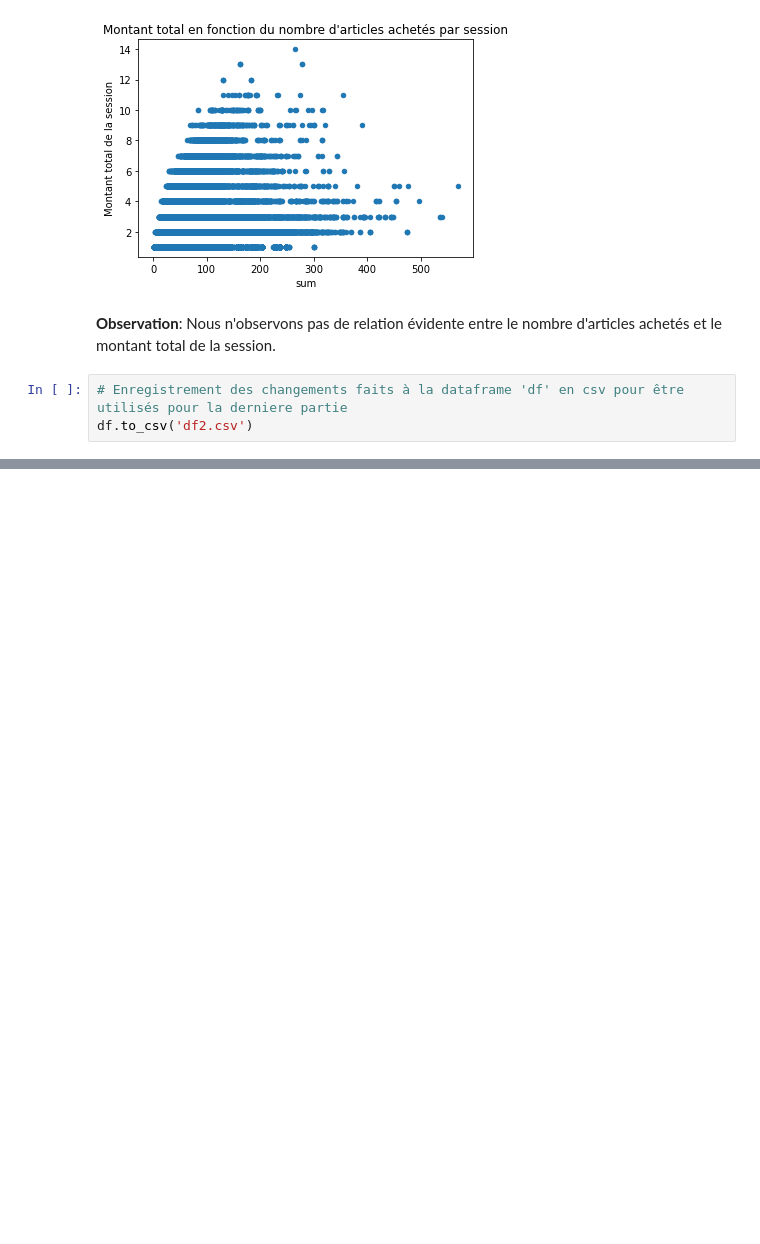
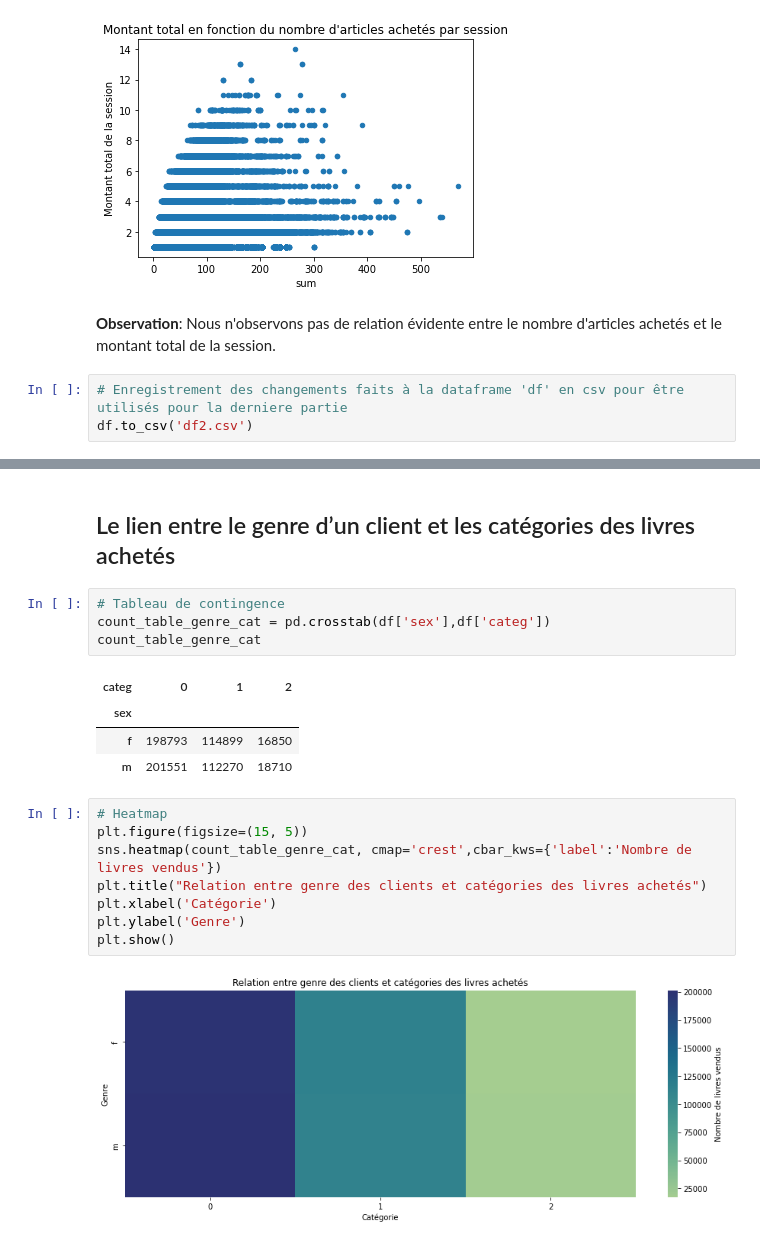
Before and after one commit to Drcadin/Bookshop_analysis, a Jupyter notebook: Bookshop_seles_analysis.ipynb, the cells around one changed output, grey strips where cells are left out. Saved outputs shown, nothing was run; the diff lists cells and outputs as text; blank space fills up the shorter version.

```diff
--- a/Bookshop_seles_analysis.ipynb
+++ b/Bookshop_seles_analysis.ipynb
@@ -1221,0 +1227,21 @@ df.to_csv('df2.csv')
+# %% [markdown]
+## Le lien entre le genre d’un client et les catégories des livres achetés
+# %%
+# Tableau de contingence
+count_table_genre_cat = pd.crosstab(df['sex'],df['categ'])
+count_table_genre_cat
+# %% [output]
+| categ | 0 | 1 | 2 |
+| sex |  |  |  |
+| f | 198793 | 114899 | 16850 |
+| m | 201551 | 112270 | 18710 |
+# %%
+# Heatmap
+plt.figure(figsize=(15, 5))
+sns.heatmap(count_table_genre_cat, cmap='crest',cbar_kws={'label':'Nombre de livres vendus'})
+plt.title("Relation entre genre des clients et catégories des livres achetés")
+plt.xlabel('Catégorie')
+plt.ylabel('Genre')
+plt.show()
+# %% [output]
+[figure, added]
```
Also changed, not shown: parts of 60 cells of this notebook.
